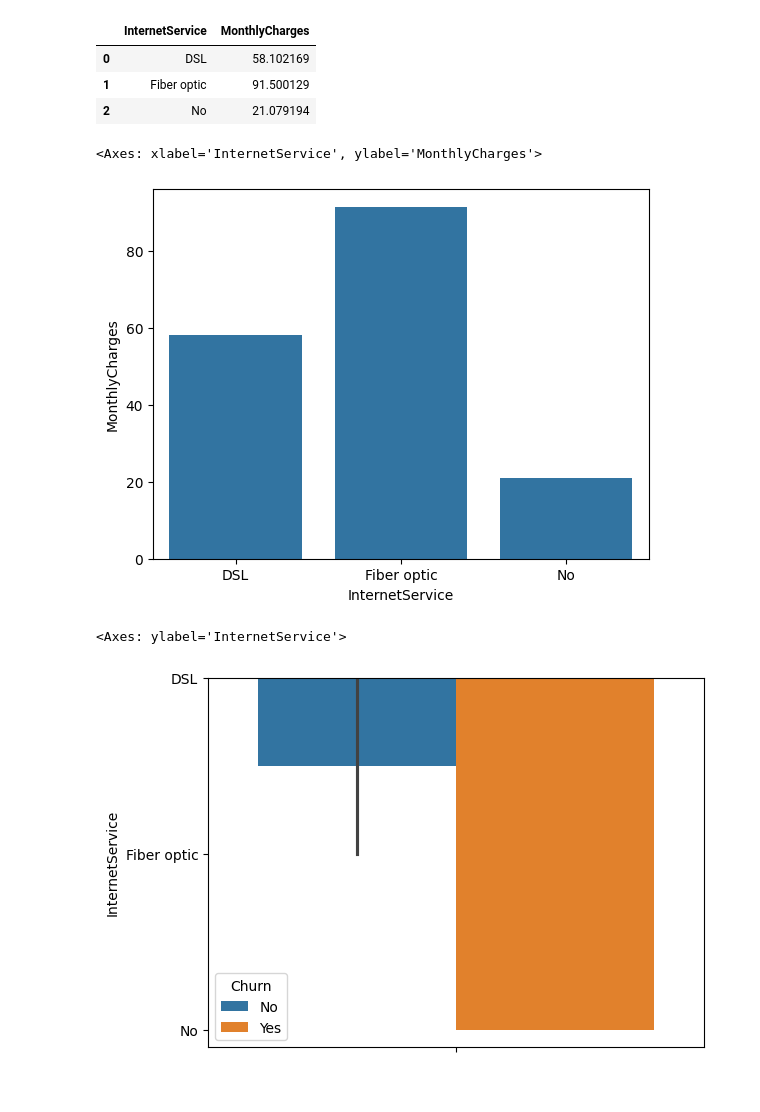
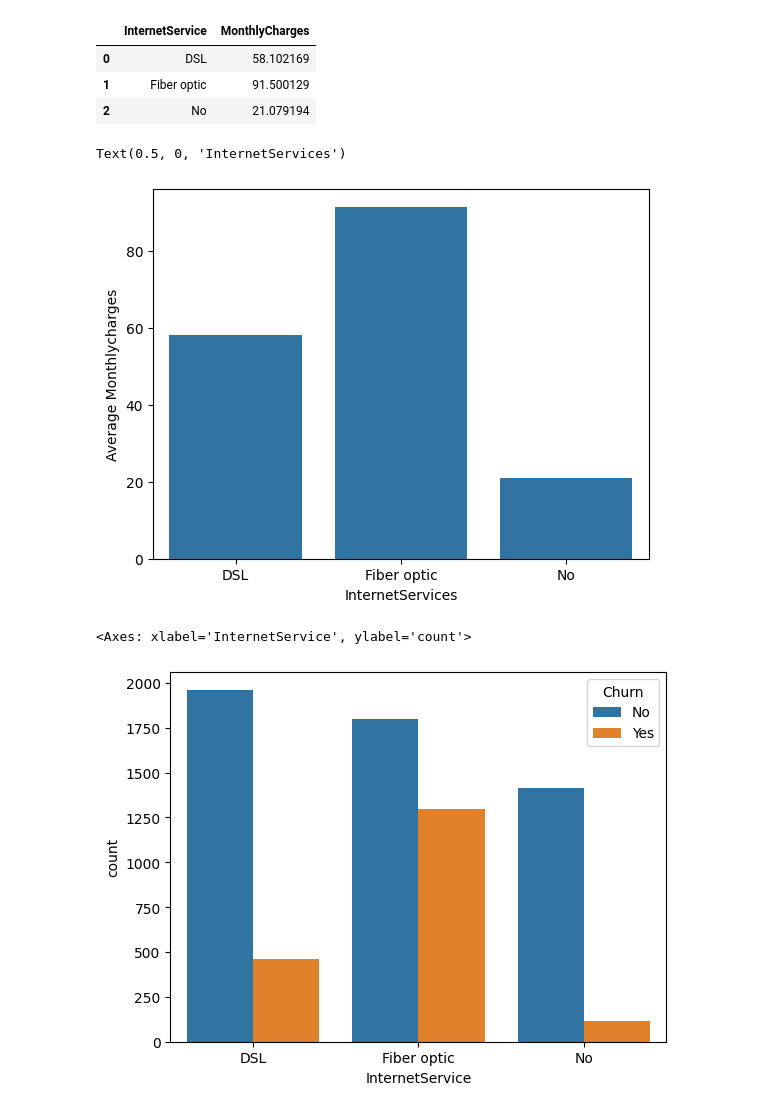
Before and after one commit to neelakandanoj/100DaysofCode, a Jupyter notebook: Pandas/Day2.ipynb, the cells around one changed output. Saved outputs shown, nothing was run; the diff lists cells and outputs as text; code cells hidden in the pictures.

```diff
--- a/Pandas/Day2.ipynb
+++ b/Pandas/Day2.ipynb
@@ -338,11 +402,13 @@ b
 | 2 | No | 21.079194 |
 # %%
 sns.barplot(x=b['InternetService'],y=b['MonthlyCharges'])
+plt.ylabel("Average Monthlycharges")
+plt.xlabel("InternetServices")
 # %% [output]
-<Axes: xlabel='InternetService', ylabel='MonthlyCharges'>
+Text(0.5, 0, 'InternetServices')
-[figure, old version]
+[figure, new version]
 # %%
-sns.barplot(y=b['InternetService'],hue=df['Churn'])
+sns.countplot(x=df['InternetService'],hue=df['Churn'])
 # %% [output]
-<Axes: ylabel='InternetService'>
+<Axes: xlabel='InternetService', ylabel='count'>
-[figure, old version]
+[figure, new version]
```
Also changed, not shown: parts of 15 cells of this notebook.
